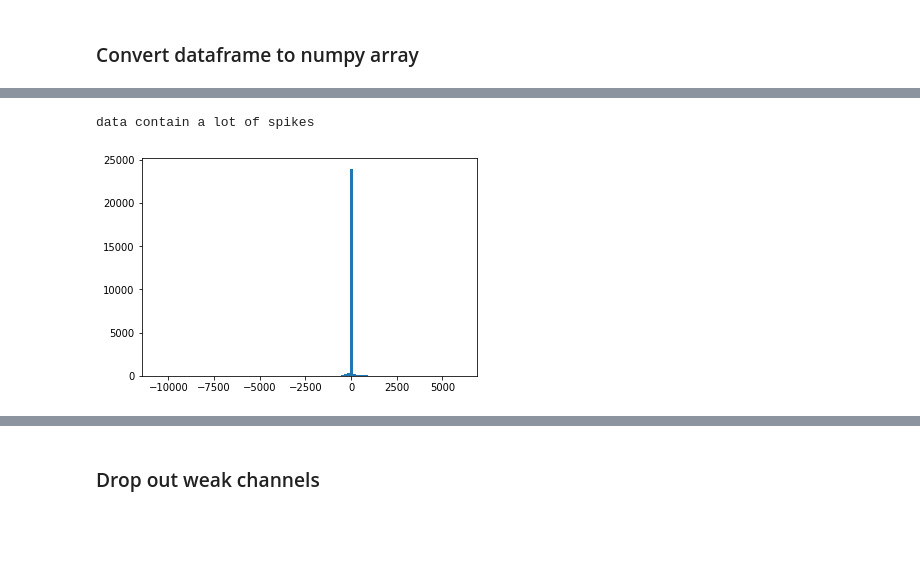
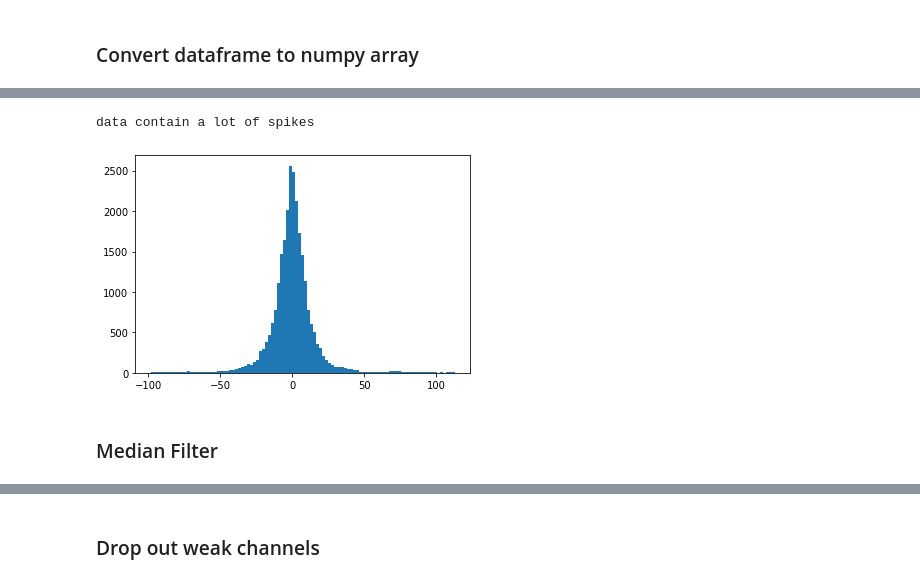
Before and after one commit to ylin00/seizurecast, a Jupyter notebook: notebooks/Seizure_Forecasting_LSTM.ipynb, the cells around one changed output, grey strips where cells are left out. Cells and saved outputs as stored; diff of their text form; code cells hidden in the pictures; blank space fills up the shorter version.

```diff
--- a/notebooks/Seizure_Forecasting_LSTM.ipynb
+++ b/notebooks/Seizure_Forecasting_LSTM.ipynb
@@ -111,7 +117,7 @@ train        2974
 # %%
 # Threshold
 # len_pos, len_pre, sec_gap = 300, 300, 600  # default
-len_pos, len_pre, sec_gap = 30, 300, 0
+len_pos, len_pre, sec_gap = 300, 600, 300
 
 # select train dataset
 feature_table = 'preprocessed_train_tcp01'
@@ -119,7 +125,7 @@ dataset=[]
 for i, group in enumerate(['train', 'test']):
   dataset.append(pd.read_sql(f"""
   (
-    select *
+    select token, index, ch0, post, pres
     from {feature_table} A
     where A.token in (
       select B.token from tmp_token_group B where B.train_test='{group}'
@@ -128,13 +134,13 @@ for i, group in enumerate(['train', 'test']):
       and {sec_gap}<A.pres
       and A.post>{len_pos}
     )
-    limit 10000
+    limit 10000000
   )
 
   union
 
   (
-    select *
+    select token, index, ch0, post, pres
     from {feature_table} A
     where A.token in (
       select B.token from tmp_token_group B where B.train_test='{group}'
@@ -142,7 +148,7 @@ for i, group in enumerate(['train', 'test']):
       {sec_gap + len_pre}<A.pres
       and A.post>{len_pos}
     )
-    limit 10000
+    limit 10000000
   );
   """, SQLengine))
 print(f"Size of Tran set = {dataset[0].shape}; \nSize of Test set = {dataset[1].shape}")
@@ -190,5 +215,5 @@ array([[1, 2, 3, 4],
 # %%
-def get_dataset(df):
+def get_dataset(df, len_pos=len_pos, len_pre=len_pre, sec_gap=sec_gap):
     df = df\
     .assign(label = lambda x: setlabel(x.pres, x.post, len_pos=len_pos, len_pre=len_pre, sec_gap=sec_gap))\
     .loc[lambda df:
@@ -206,7 +231,7 @@ def get_dataset(df):
     .reset_index()
     return df.iloc[:, 3:259], df.iloc[:, 1]
 
-dataset[0].pipe(get_dataset)[0].head()
+# dataset[0].pipe(get_dataset)[0].head()
 # .loc[lambda df: df.groupby['token'].count().loc[:,'index']]
 
 # .iloc[label=='pres'].head()
@@ -237,11 +254,18 @@ shape of train X = (121, 256, 1), test X = (35, 256, 1)
 # %%
+# sample some X to examine
+nplot=min(100, train_X.shape[0])
+np.random.seed(0)
+choices = np.random.choice(train_X.shape[0], nplot, replace=False)
+
 print("data contain a lot of spikes")
 # np.histogram(train_X[1:1000,:].flatten())
 # for features,label in train_ds.batch(1).take(10):
 #   print(np.histogram(features.numpy().flatten()))
-_ = plt.hist(train_X[1:100,:].flatten(), bins = 101)
+_ = plt.hist(train_X[choices,:].flatten(), bins = 101)
 # %% [output]
 data contain a lot of spikes
-[figure, old version]
+[figure, new version]
+# %% [markdown]
+### Median Filter
 # %%
 def get_median_filtered(signal, threshold=100):
```
Also changed, not shown: parts of 27 cells of this notebook.
